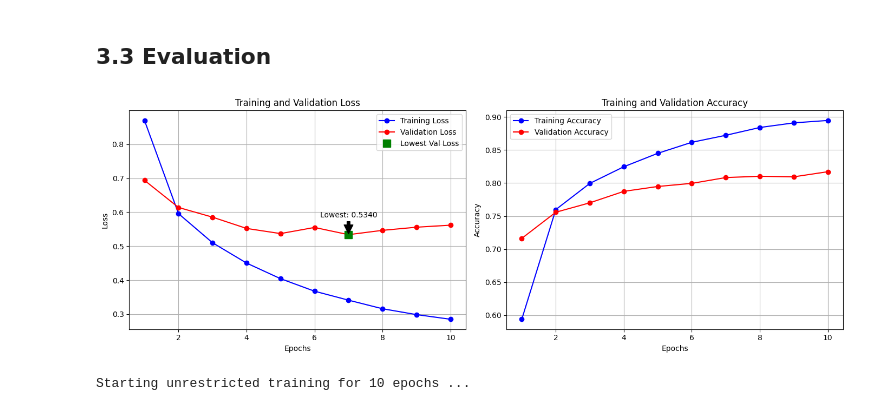
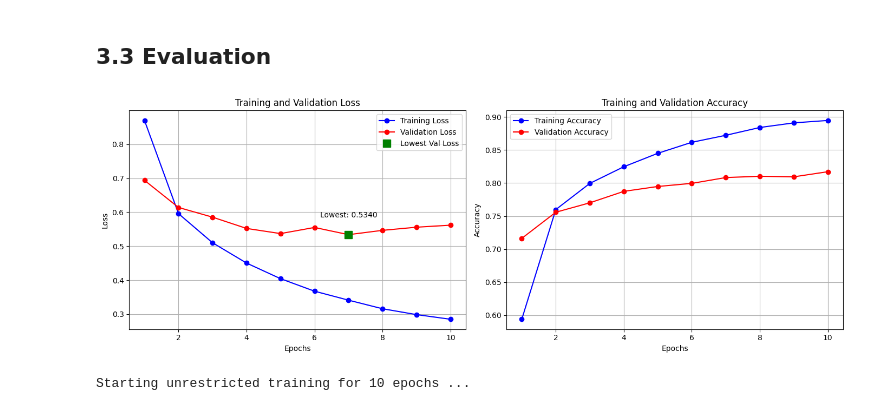
Before and after one commit to mramsundar/IITM-Graded-Projects, a Jupyter notebook: Week 31/tweet_anaysis.ipynb, the cells around one changed output. Cells and saved outputs as stored; diff of their text form; code cells hidden in the pictures.

```diff
--- a/Week 31/tweet_anaysis.ipynb
+++ b/Week 31/tweet_anaysis.ipynb
@@ -363,6 +376,7 @@ history = model.fit(
 # %%
 def plot_training_history(history):
     metrics = history.history
+    # Get key metrics
     loss = metrics["loss"]
     val_loss = metrics["val_loss"]
     accuracy = metrics["accuracy"]
@@ -374,41 +388,40 @@ def plot_training_history(history):
 
     plt.figure(figsize=(14, 5))
     plt.subplot(1, 2, 1)
-    plt.plot(epochs, loss, "bo-", label="Training Loss")
+    plt.plot(epochs, loss, "bo-", label="Training Loss") #bo- Blue line with o markers and - line
     plt.plot(epochs, val_loss, "ro-", label="Validation Loss")
 
 
     plt.plot(min_val_loss_epoch, min_val_loss, 'gs', markersize=10, label='Lowest Val Loss') # Green Square
     plt.annotate(
         f"Lowest: {min_val_loss:.4f}",
         xy=(min_val_loss_epoch, min_val_loss),
         xytext=(min_val_loss_epoch, min_val_loss + 0.05), # Offset text slightly up
-        arrowprops=dict(facecolor='black', shrink=0.05),
         horizontalalignment='center'
     )
 
     plt.title("Training and Validation Loss")
     plt.xlabel("Epochs")
     plt.ylabel("Loss")
     plt.legend()
     plt.grid(True)
 
     plt.subplot(1, 2, 2)
     plt.plot(epochs, accuracy, "bo-", label="Training Accuracy")
     plt.plot(epochs, val_accuracy, "ro-", label="Validation Accuracy")
     plt.title("Training and Validation Accuracy")
     plt.xlabel("Epochs")
     plt.ylabel("Accuracy")
     plt.legend()
     plt.grid(True)
 
     plt.tight_layout()
     plt.show()
 
 
 plot_training_history(history)
 # %% [output]
-[figure, old version]
+[figure, new version]
 # %%
 
 model_unrestricted = build_rnn_model()
```
Also changed, not shown: parts of 9 cells of this notebook.
